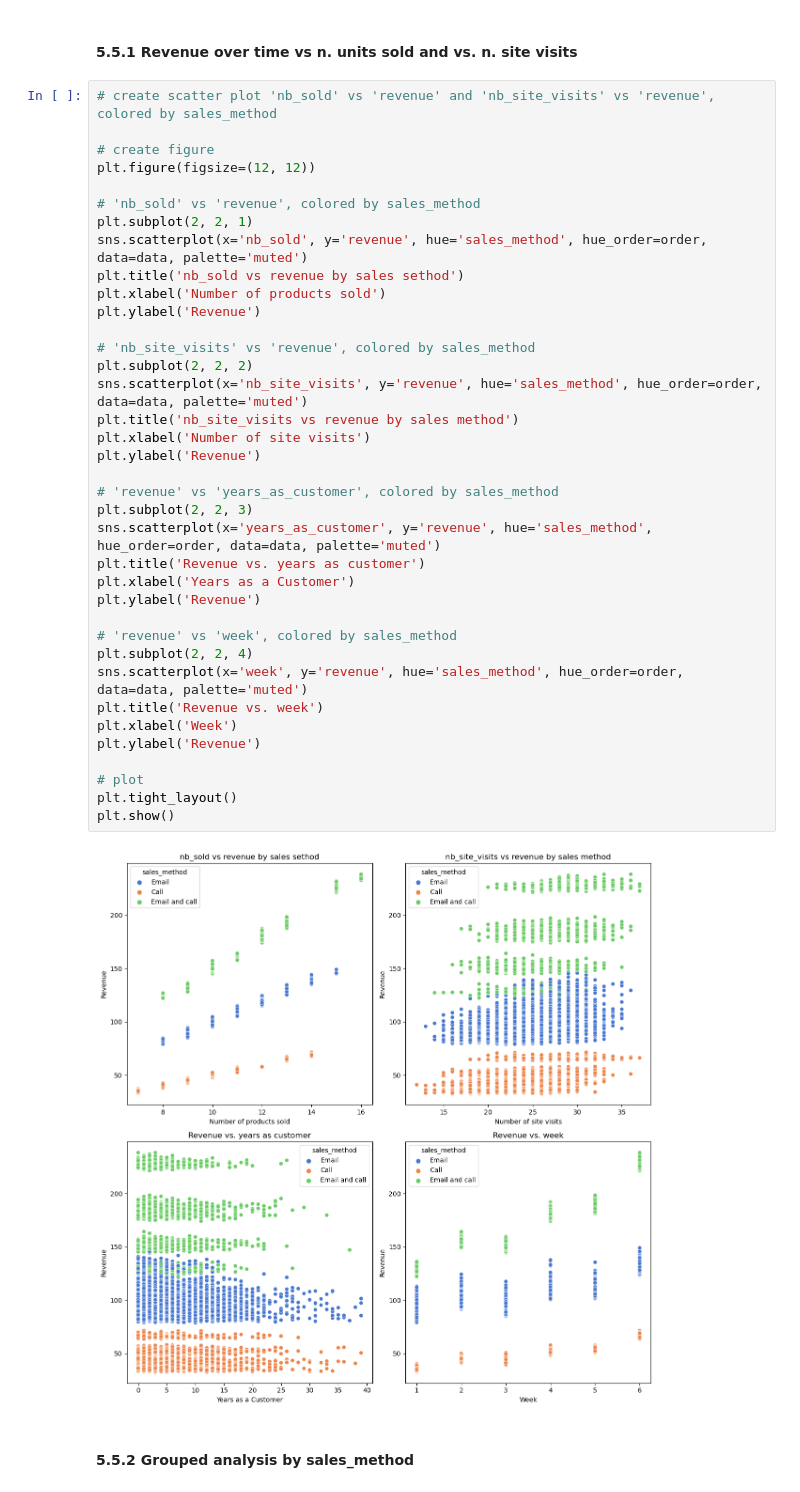
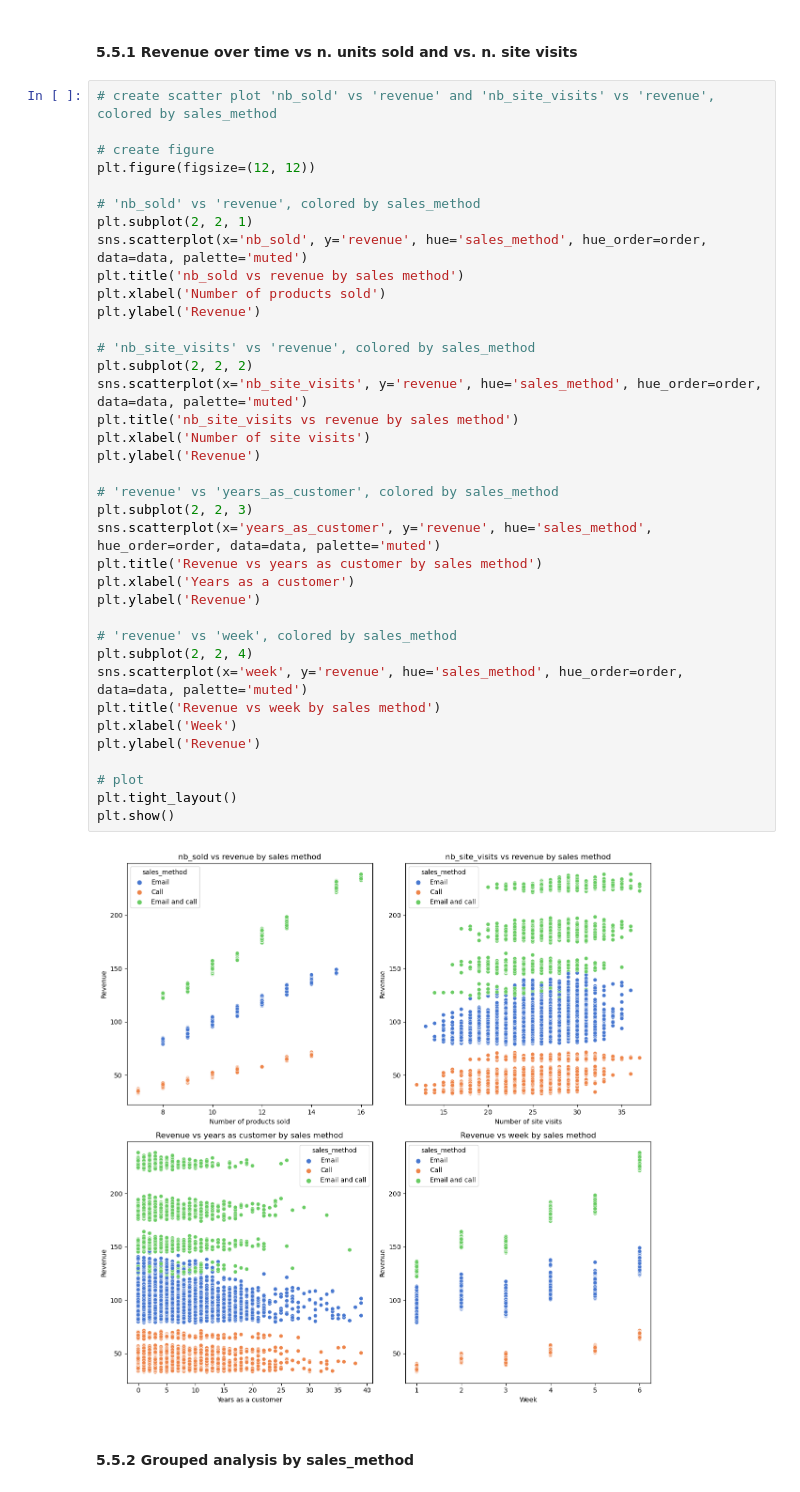
Before and after one commit to mikjf/datacamp_data_analyst_professional_python, a Jupyter notebook: exam_product_sales_analysis.ipynb, the cells around one changed output. Saved outputs shown, nothing was run; the diff lists cells and outputs as text.

```diff
--- a/exam_product_sales_analysis.ipynb
+++ b/exam_product_sales_analysis.ipynb
@@ -863,38 +862,38 @@ plt.show()
 plt.figure(figsize=(12, 12))
 
 # 'nb_sold' vs 'revenue', colored by sales_method
 plt.subplot(2, 2, 1)
 sns.scatterplot(x='nb_sold', y='revenue', hue='sales_method', hue_order=order, data=data, palette='muted')
-plt.title('nb_sold vs revenue by sales sethod')
+plt.title('nb_sold vs revenue by sales method')
 plt.xlabel('Number of products sold')
 plt.ylabel('Revenue')
 
 # 'nb_site_visits' vs 'revenue', colored by sales_method
 plt.subplot(2, 2, 2)
 sns.scatterplot(x='nb_site_visits', y='revenue', hue='sales_method', hue_order=order, data=data, palette='muted')
 plt.title('nb_site_visits vs revenue by sales method')
 plt.xlabel('Number of site visits')
 plt.ylabel('Revenue')
 
 # 'revenue' vs 'years_as_customer', colored by sales_method
 plt.subplot(2, 2, 3)
 sns.scatterplot(x='years_as_customer', y='revenue', hue='sales_method', hue_order=order, data=data, palette='muted')
-plt.title('Revenue vs. years as customer')
-plt.xlabel('Years as a Customer')
+plt.title('Revenue vs years as customer by sales method')
+plt.xlabel('Years as a customer')
 plt.ylabel('Revenue')
 
 # 'revenue' vs 'week', colored by sales_method
 plt.subplot(2, 2, 4)
 sns.scatterplot(x='week', y='revenue', hue='sales_method', hue_order=order, data=data, palette='muted')
-plt.title('Revenue vs. week')
+plt.title('Revenue vs week by sales method')
 plt.xlabel('Week')
 plt.ylabel('Revenue')
 
 # plot
 plt.tight_layout()
 plt.show()
 # %% [output]
-[figure, old version]
+[figure, new version]
 # %% [markdown]
 #### 5.5.2 Grouped analysis by sales_method
 # %%
```
Also changed, not shown: parts of 9 cells of this notebook, 1 other file.
